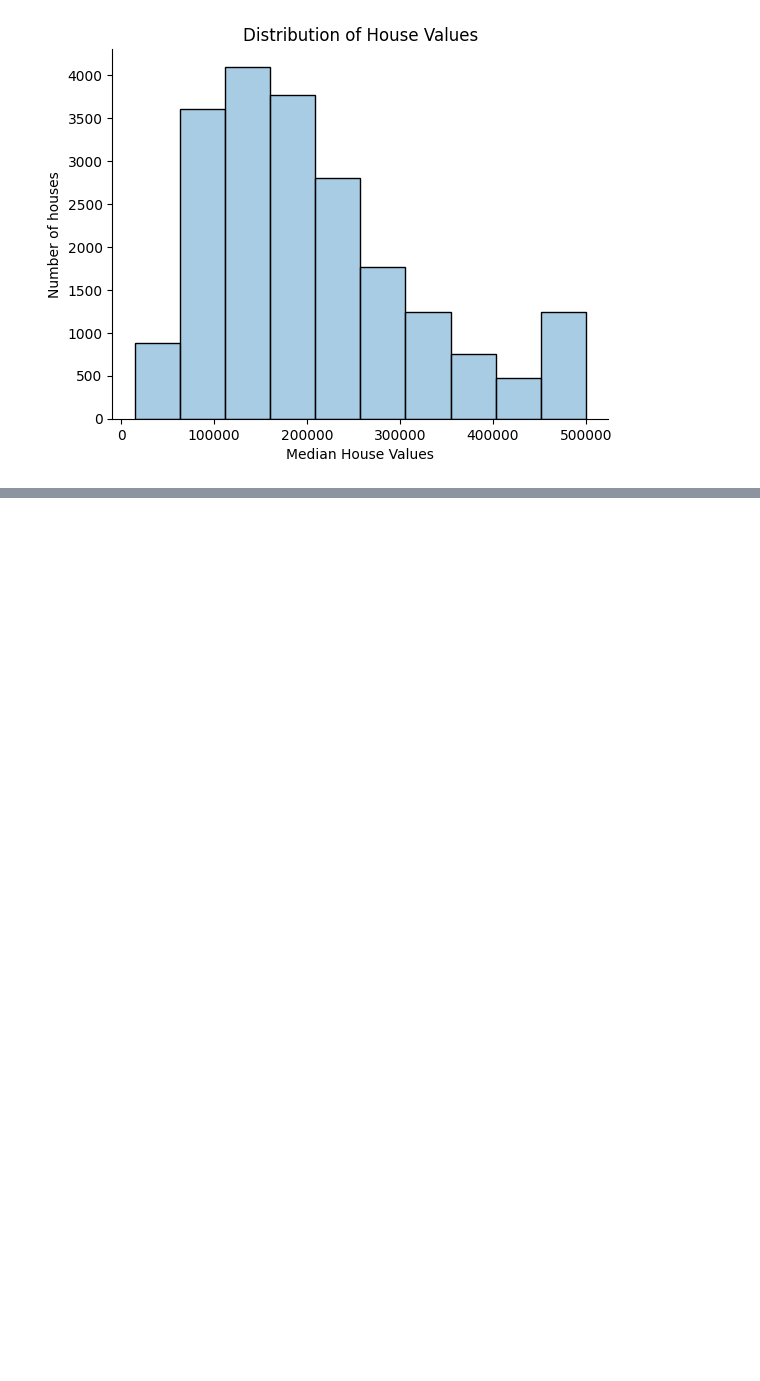
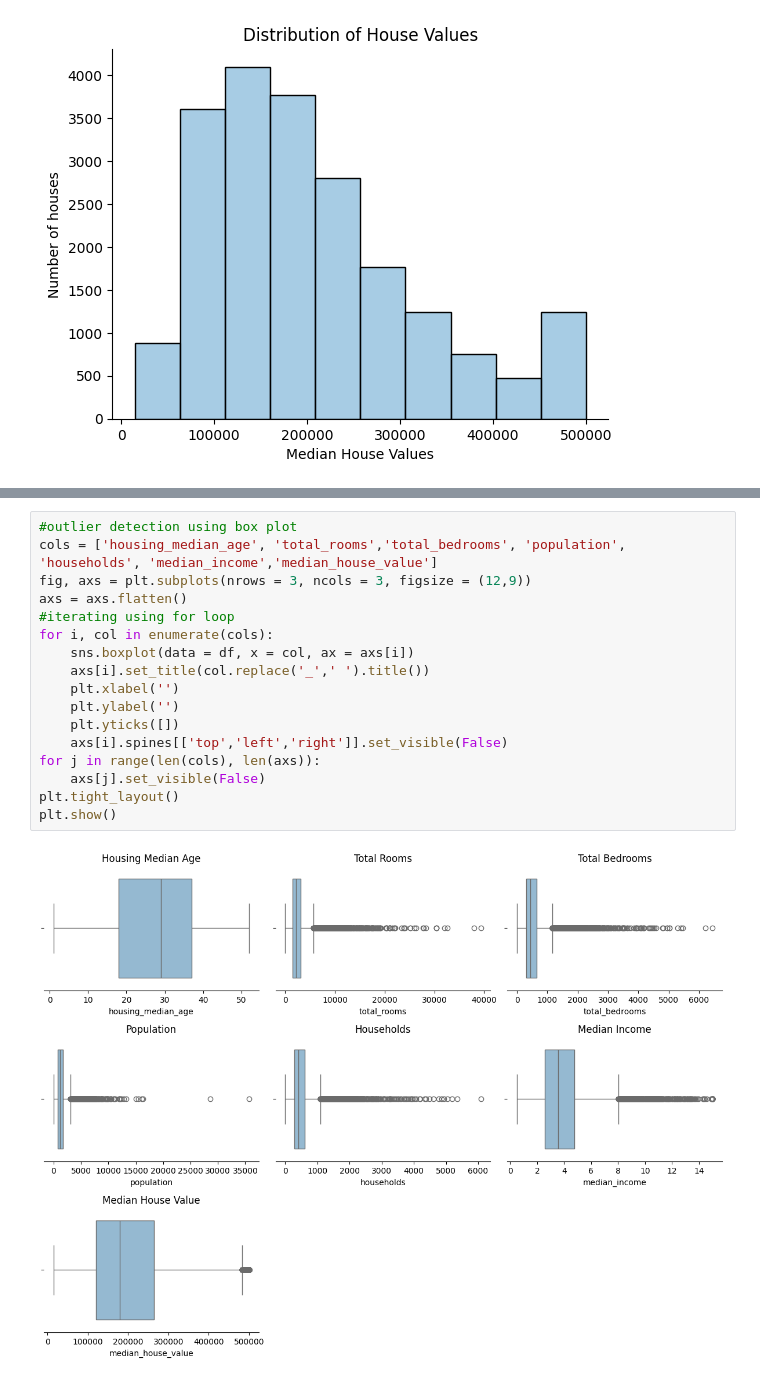
Before and after one commit to akhilvarshney9/EDA-Project, a Jupyter notebook: eda_project.ipynb, the cells around one changed output, grey strips where cells are left out. Saved outputs shown, nothing was run; the diff lists cells and outputs as text; blank space fills up the shorter version.

```diff
--- a/eda_project.ipynb
+++ b/eda_project.ipynb
@@ -108,0 +116,19 @@ plt.show()
+# %%
+#outlier detection using box plot
+cols = ['housing_median_age', 'total_rooms','total_bedrooms', 'population', 'households', 'median_income','median_house_value']
+fig, axs = plt.subplots(nrows = 3, ncols = 3, figsize = (12,9))
+axs = axs.flatten()
+#iterating using for loop
+for i, col in enumerate(cols):
+    sns.boxplot(data = df, x = col, ax = axs[i])
+    axs[i].set_title(col.replace('_',' ').title())
+    plt.xlabel('')
+    plt.ylabel('')
+    plt.yticks([])
+    axs[i].spines[['top','left','right']].set_visible(False)
+for j in range(len(cols), len(axs)):
+    axs[j].set_visible(False)
+plt.tight_layout()
+plt.show()
+# %% [output]
+[figure, added]
```
Also changed, not shown: parts of 6 cells of this notebook.
